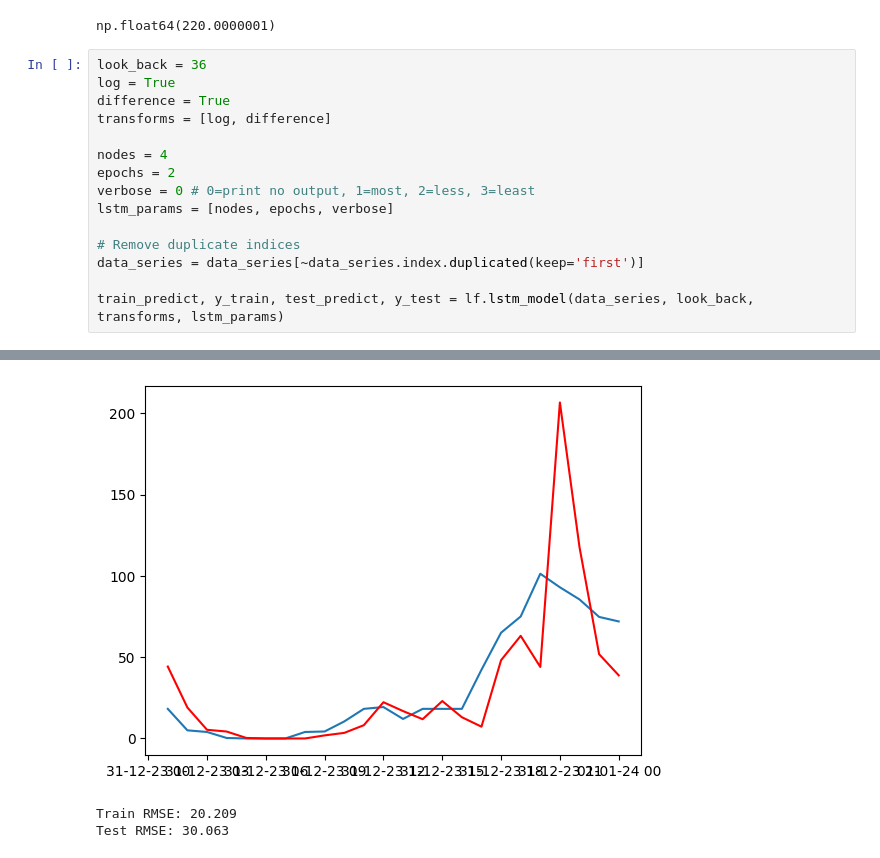
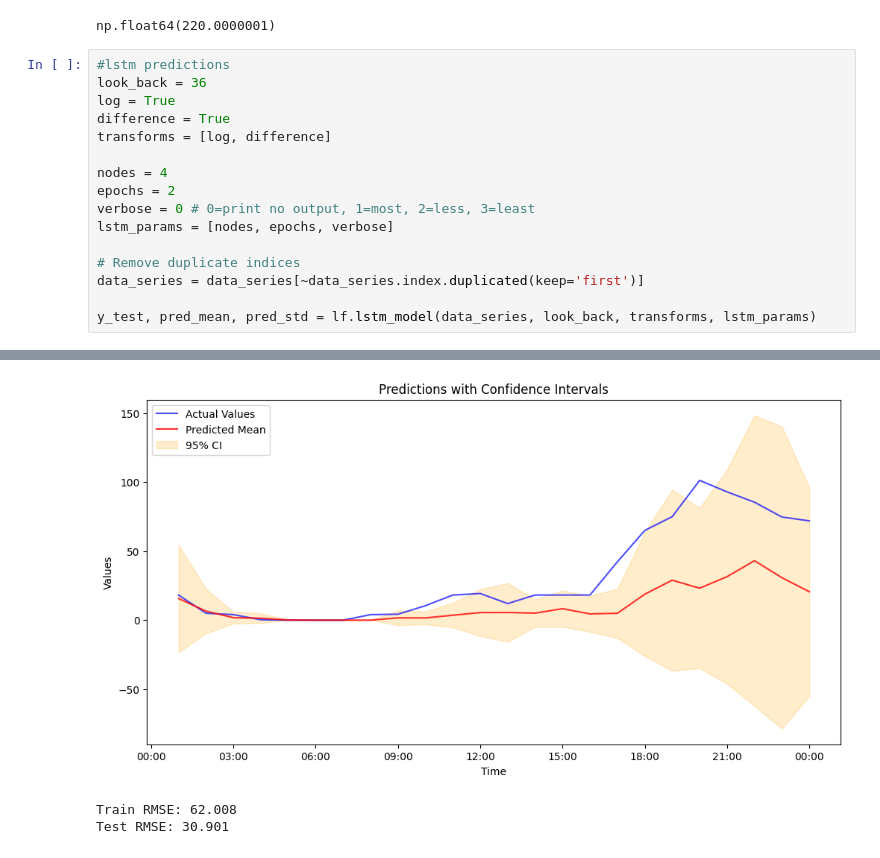
Before and after one commit to storralbod/deeplearning, a Jupyter notebook: test.ipynb, the cells around one changed output, grey strips where cells are left out. Saved outputs shown, nothing was run; the diff lists cells and outputs as text.

Commit message:
lstm model without optimization ready 1125

```diff
--- a/test.ipynb
+++ b/test.ipynb
@@ -33,6 +33,7 @@ data_series.max()
 # %% [output]
 np.float64(220.0000001)
 # %%
+#lstm predictions
 look_back = 36
 log = True
 difference = True
@@ -46,5 +47,5 @@ lstm_params = [nodes, epochs, verbose]
 # Remove duplicate indices
 data_series = data_series[~data_series.index.duplicated(keep='first')]
 
-train_predict, y_train, test_predict, y_test = lf.lstm_model(data_series, look_back, transforms, lstm_params)
+y_test, pred_mean, pred_std = lf.lstm_model(data_series, look_back, transforms, lstm_params)
 # %% [output]
@@ -53,4 +54,4 @@ train_predict, y_train, test_predict, y_test = lf.lstm_model(data_series, look_b
-[figure, old version]
+[figure, new version]
-Train RMSE: 20.209
-Test RMSE: 30.063
+Train RMSE: 62.008
+Test RMSE: 30.901
 # %%
```
Also changed, not shown: parts of 4 cells of this notebook, 1 other file.
